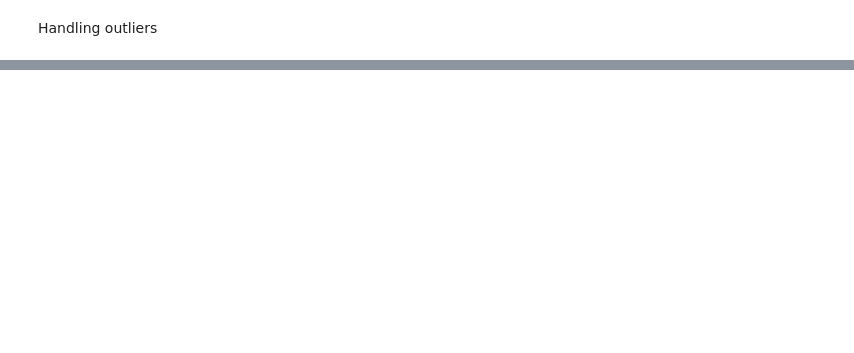
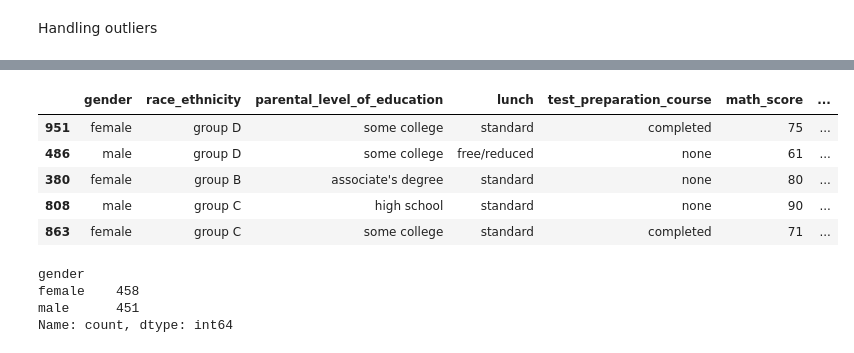
Before and after one commit to tahaftm/end-to-end-ml-project, a Jupyter notebook: notebook/training_model.ipynb, the cells around one changed output, grey strips where cells are left out. Cells and saved outputs as stored; diff of their text form; code cells hidden in the pictures; blank space fills up the shorter version.

```diff
--- a/notebook/training_model.ipynb
+++ b/notebook/training_model.ipynb
@@ -76,0 +107,17 @@ for col in numerical_cols:
+# %%
+X_test[numerical_cols] = scaler.transform(X_test[numerical_cols])
+X_test.head()
+# %% [output]
+|  | gender | race_ethnicity | parental_level_of_education | lunch | test_preparation_course | math_score | ... |
+| 951 | female | group D | some college | standard | completed | 75 | ... |
+| 486 | male | group D | some college | free/reduced | none | 61 | ... |
+| 380 | female | group B | associate's degree | standard | none | 80 | ... |
+| 808 | male | group C | high school | standard | none | 90 | ... |
+| 863 | female | group C | some college | standard | completed | 71 | ... |
+# %%
+df["gender"].value_counts()
+# %% [output]
+gender
+female    458
+male      451
+Name: count, dtype: int64
```
Also changed, not shown: parts of 19 cells of this notebook.
